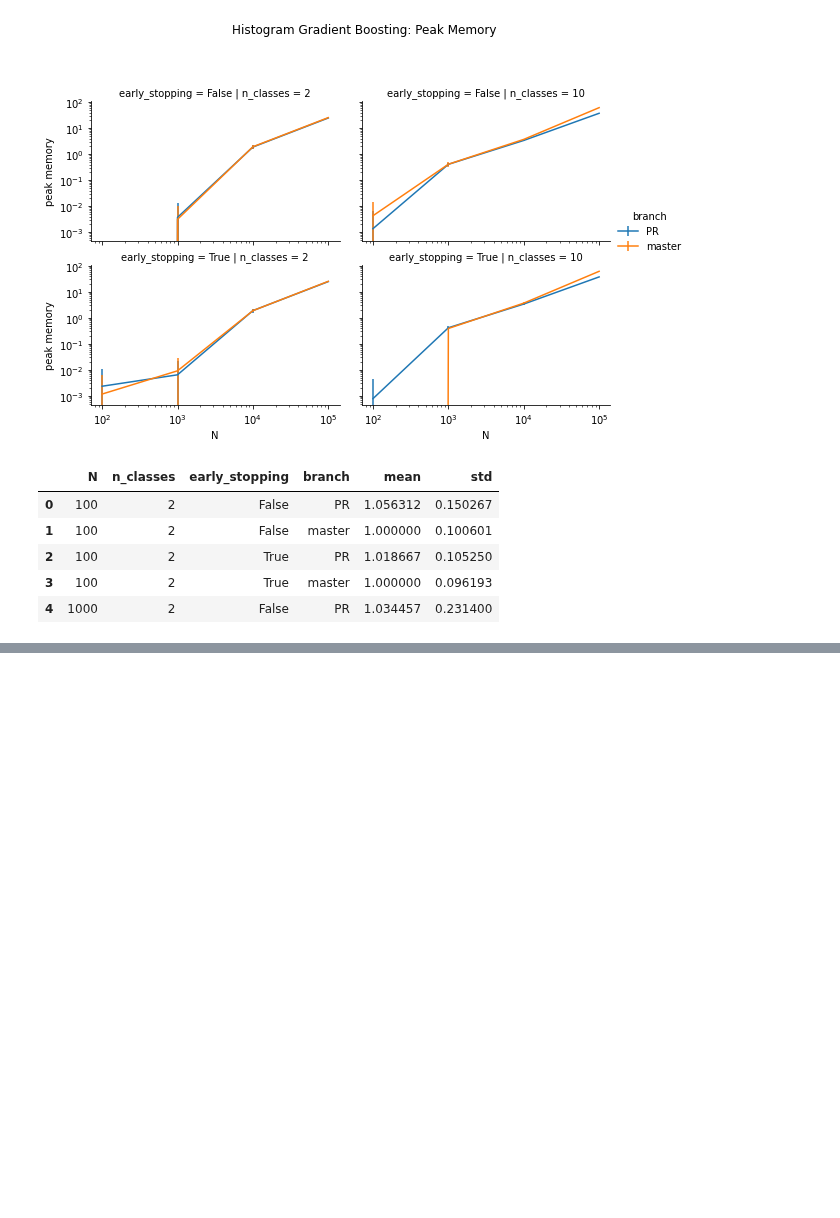
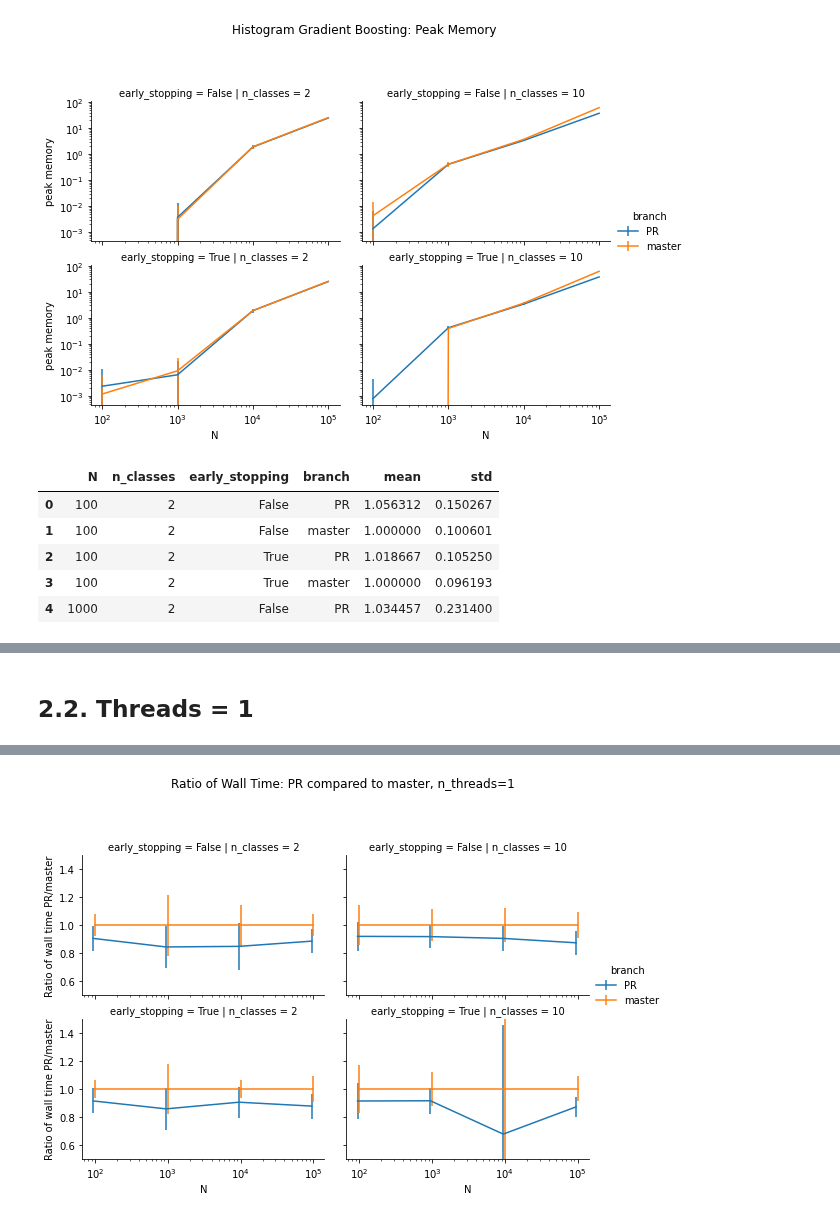
Before and after one commit to lorentzenchr/notebooks, a Jupyter notebook: bench_loss_module_logistic_and_hgbt.ipynb, the cells around one changed output, grey strips where cells are left out. Drawn from its saved outputs; the diff is of its cells as text; code cells hidden in the pictures; blank space fills up the shorter version.

```diff
--- a/bench_loss_module_logistic_and_hgbt.ipynb
+++ b/bench_loss_module_logistic_and_hgbt.ipynb
@@ -41,6 +41,16 @@ df_Logistic_MASTER_Threads_1 = pd.read_parquet(
 )
 df_Logistic_MASTER_Threads_1["branch"] = "master"
 
+df_HGBT_PR_Threads_1 = pd.read_parquet(
+    "bench_loss_module_hgbt_PR_Threads_1.parquet"
+)
+df_HGBT_PR_Threads_1["branch"] = "PR"
+
+df_HGBT_MASTER_Threads_1 = pd.read_parquet(
+    "bench_loss_module_hgbt_MASTER_Threads_1.parquet"
+)
+df_HGBT_MASTER_Threads_1["branch"] = "master"
+
 
 # export OMP_NUM_THREADS=6
 df_Logistic_PR_Threads_6 = pd.read_parquet(
@@ -240,0 +253,25 @@ Text(0.5, 0.98, 'Ratio of Wall Time: PR compared to master')
+# %% [markdown]
+## 2.2. Threads = 1
+# %%
+df = pd.concat([df_HGBT_PR_Threads_1, df_HGBT_MASTER_Threads_1])
+df = df.set_index(["n_classes", "branch"], append=True)
+
+df_reference = df.wall_time.reset_index().query("branch == 'master'")
+df_plot = pd.merge(df.wall_time.reset_index(), df_reference, on=["N", "n_classes", "early_stopping"], suffixes=("", "_master"))
+df_plot["std"] = np.sqrt(df_plot["std"]**2 / df_plot["mean_master"]**2
+                         + df_plot['mean']**2 / df_plot["mean_master"]**4 * df_plot["std_master"]**2)
+df_plot["mean"] = df_plot["mean"] / df_plot["mean_master"]
+df_plot = df_plot.loc[:, ["N", "n_classes", "early_stopping", "branch", "mean", "std"]]
+
+# shift N slightly to make visualization easier
+df_plot.loc[df_plot["branch"] == "PR", "N"] *= 0.95
+
+g = sns.FacetGrid(df_plot, hue="branch", col="n_classes", row="early_stopping", height=3, aspect=4/3)
+g.map_dataframe(errplot, "N", "mean", "std")
+g.set(ylim=(0.5, 1.5))
+g.set(xscale="log")
+g.set_axis_labels(y_var="Ratio of wall time PR/master")
+g.add_legend()
+plt.subplots_adjust(top=0.8)
+g.fig.suptitle("Ratio of Wall Time: PR compared to master, n_threads=1")
+# %% [output]
@@ -240,0 +279 @@ Text(0.5, 0.98, 'Ratio of Wall Time: PR compared to master')
+[figure, added]
```
Also changed, not shown: parts of 4 cells of this notebook, 2 other files.
